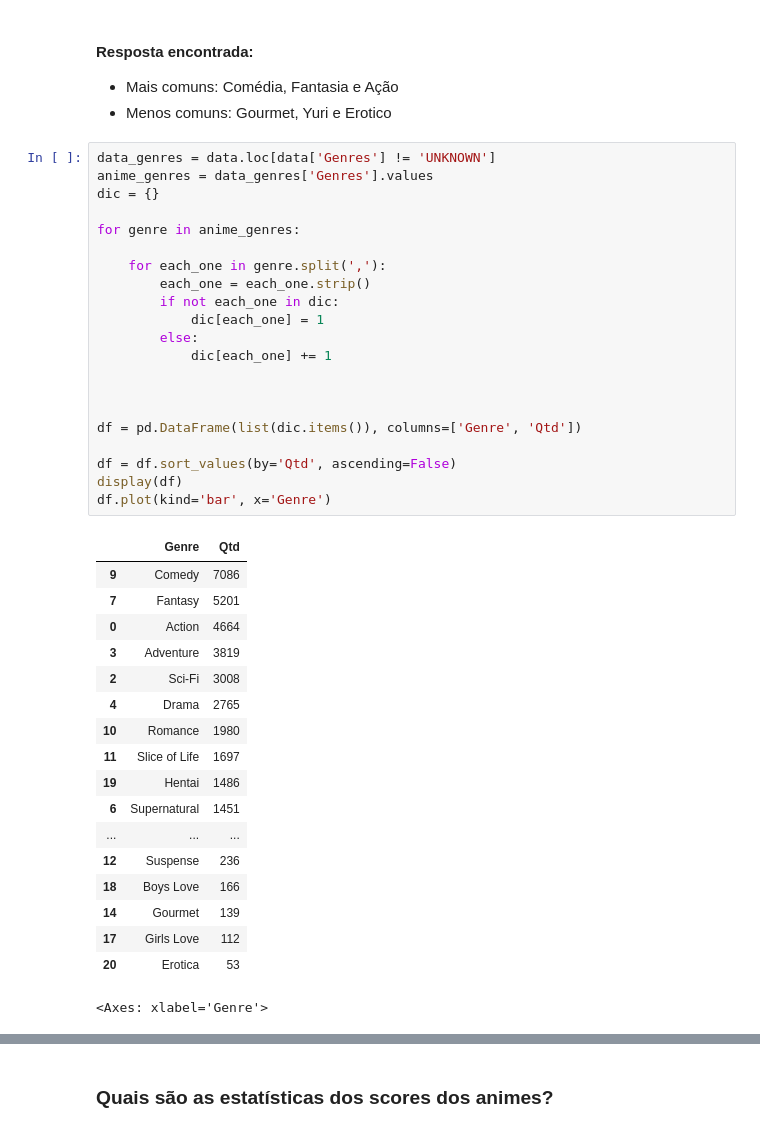
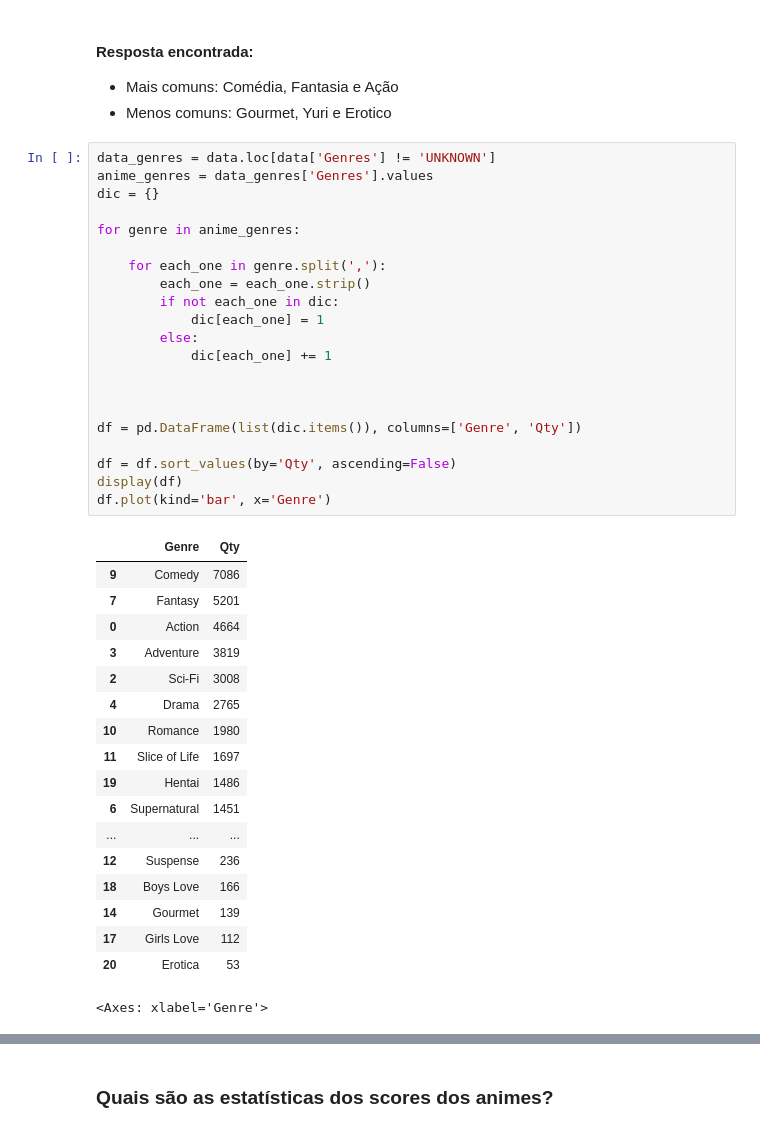
Before and after one commit to lucashensil/Analise-MyAnimeList-2023, a Jupyter notebook: main.ipynb, the cells around one changed output, grey strips where cells are left out. Saved outputs shown, nothing was run; the diff lists cells and outputs as text.

```diff
--- a/main.ipynb
+++ b/main.ipynb
@@ -20,26 +21,26 @@ data = dataset.drop(dataset[dataset['Type'] == 'Music'].index)
 # %%
 data_genres = data.loc[data['Genres'] != 'UNKNOWN']
 anime_genres = data_genres['Genres'].values
 dic = {}
 
 for genre in anime_genres:
 
     for each_one in genre.split(','):
         each_one = each_one.strip()
         if not each_one in dic:
             dic[each_one] = 1
         else:
             dic[each_one] += 1
 
 
 
-df = pd.DataFrame(list(dic.items()), columns=['Genre', 'Qtd'])
+df = pd.DataFrame(list(dic.items()), columns=['Genre', 'Qty'])
 
-df = df.sort_values(by='Qtd', ascending=False)
+df = df.sort_values(by='Qty', ascending=False)
 display(df)
 df.plot(kind='bar', x='Genre')
 # %% [output]
-|  | Genre | Qtd |
+|  | Genre | Qty |
 | 9 | Comedy | 7086 |
 | 7 | Fantasy | 5201 |
 | 0 | Action | 4664 |
```
Also changed, not shown: parts of 5 cells of this notebook.
